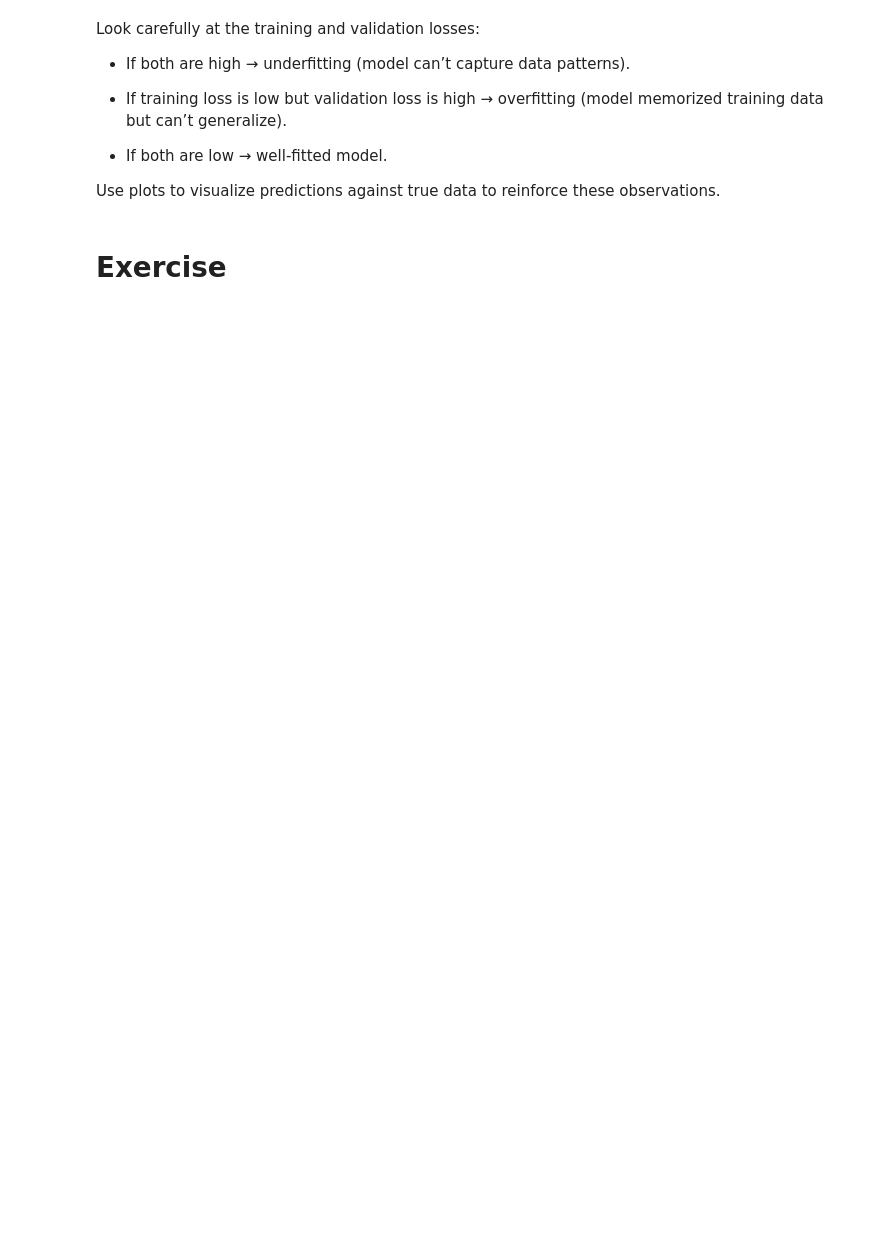
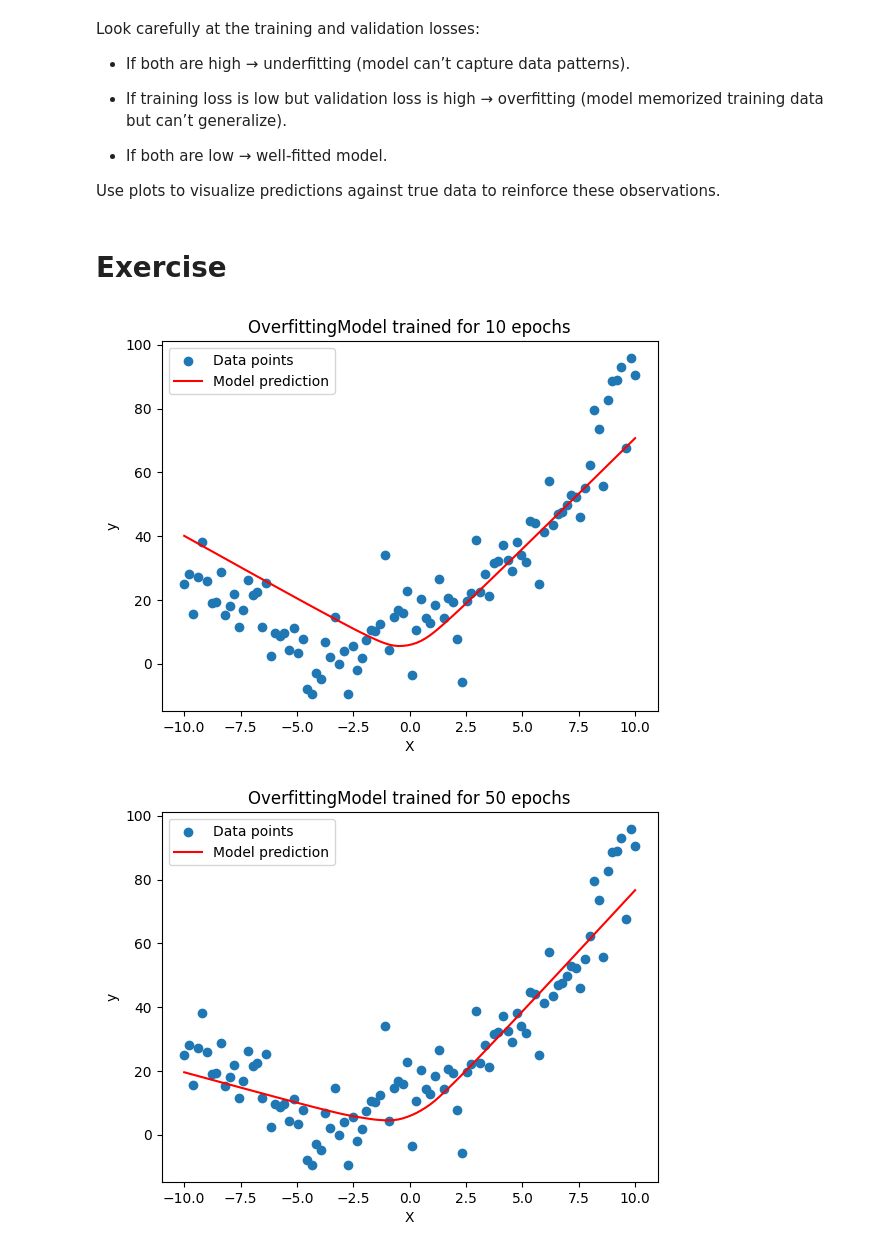
Before and after one commit to lahirumanulanka/ai-notebooks, a Jupyter notebook: 01_overfitting_underfitting.ipynb, the cells around one changed output. Saved outputs shown, nothing was run; the diff lists cells and outputs as text; code cells hidden in the pictures; blank space fills up the shorter version.

```diff
--- a/01_overfitting_underfitting.ipynb
+++ b/01_overfitting_underfitting.ipynb
@@ -152,3 +162,13 @@ Use plots to visualize predictions against true data to reinforce these observat
 # Exercise
 # %%
 # Exercise 1 - Change the number of epochs in the OverfittingModel and find the right epochs that reduces the overfitting issue
+epoch_list = [10, 50, 100, 180, 300, 500, 700, 1000]
+model = OverfittingModel()
+for epochs in epoch_list:
+    model = train_model(model, X, y, num_epochs=epochs)
+    plot_model(model, X, y, f'OverfittingModel trained for {epochs} epochs')
+
+# right epochs is 180
+# %% [output]
+[figure, added]
+[figure, added]
```
Also changed, not shown: parts of 11 cells of this notebook.
